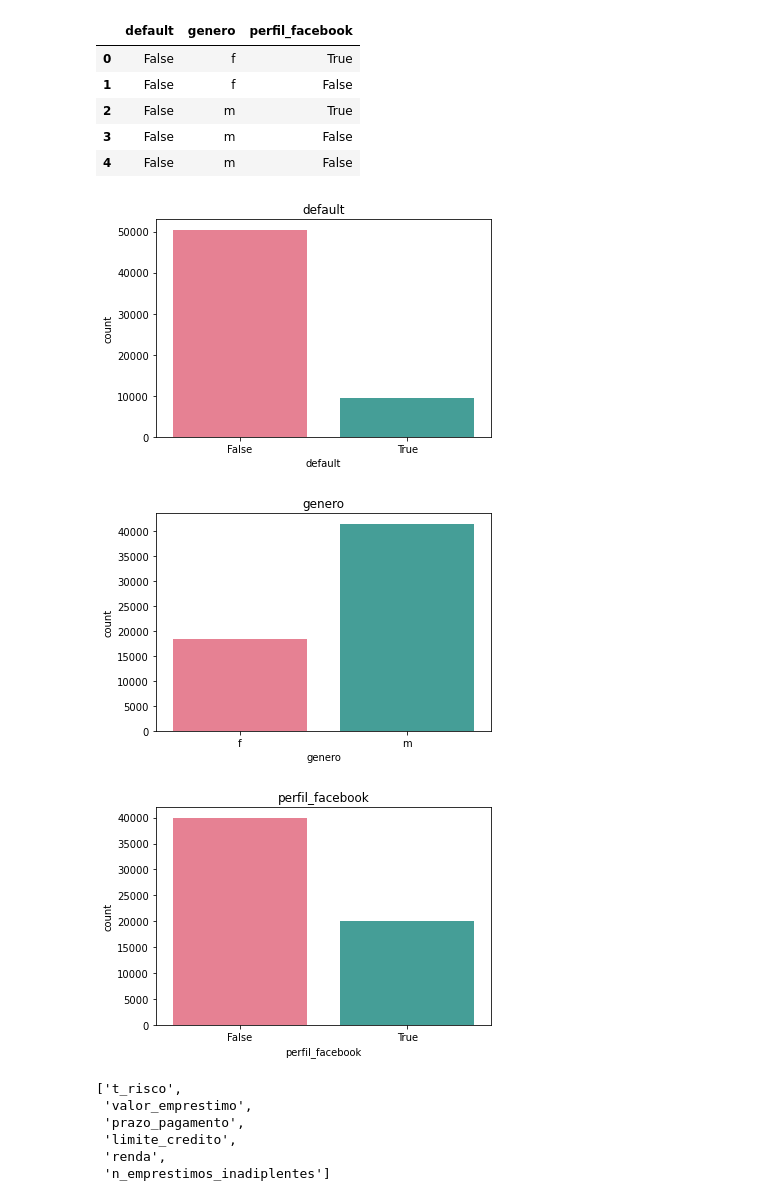
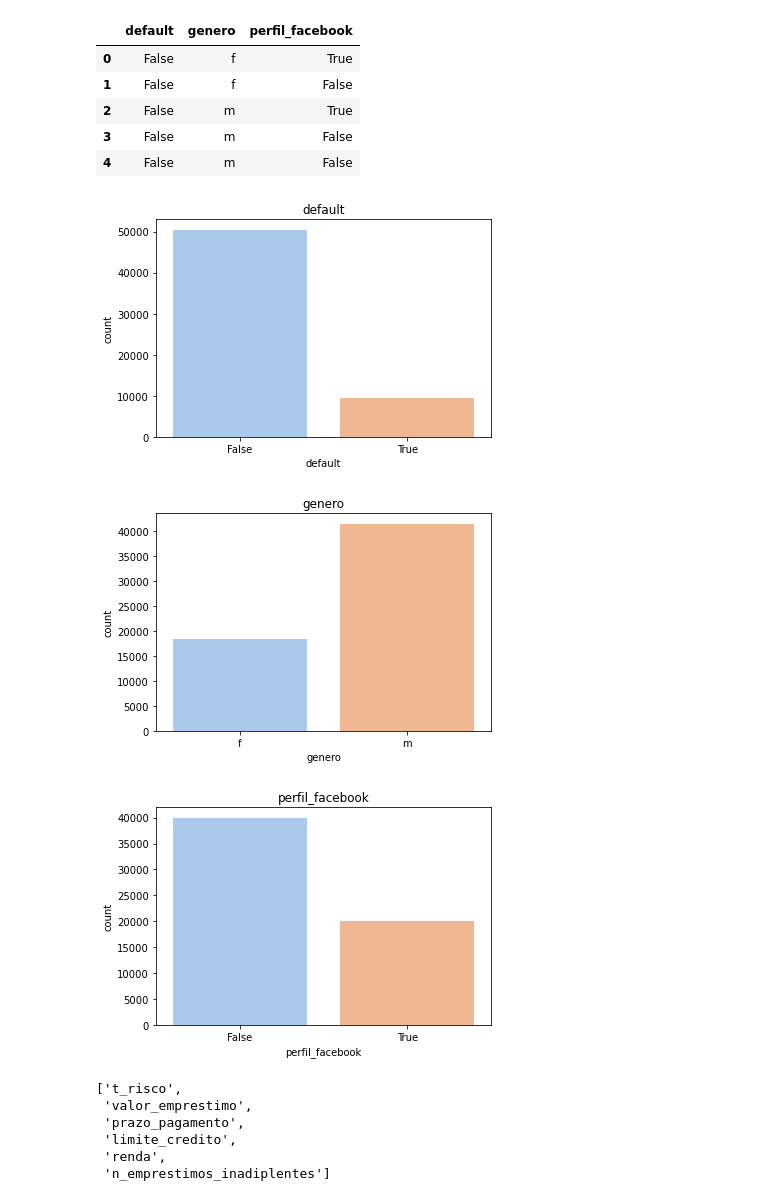
Before and after one commit to ramosrafaela/analise-descritiva-risco_credito, a Jupyter notebook: analise_descritiva_risco_credito.ipynb, the cells around one changed output. Cells and saved outputs as stored; diff of their text form; code cells hidden in the pictures.

```diff
--- a/analise_descritiva_risco_credito.ipynb
+++ b/analise_descritiva_risco_credito.ipynb
@@ -273,20 +289,20 @@ df_qualitativas.head()
 | 4 | False | m | False |
 # %%
 #sns.countplot(df['genero'], palette='magma').set_title('genero')
-sns.countplot(x=df_qualitativas['default'], palette = 'husl').set_title('default')
+sns.countplot(x=df_qualitativas['default'], palette = 'pastel').set_title('default')
 plt.show()
 # %% [output]
-[figure, old version]
+[figure, new version]
 # %%
-sns.countplot(x=df_qualitativas['genero'], palette = 'husl').set_title('genero')
+sns.countplot(x=df_qualitativas['genero'], palette = 'pastel').set_title('genero')
 plt.show()
 # %% [output]
-[figure, old version]
+[figure, new version]
 # %%
-sns.countplot(x=df_qualitativas['perfil_facebook'], palette = 'husl').set_title('perfil_facebook')
+sns.countplot(x=df_qualitativas['perfil_facebook'], palette = 'pastel').set_title('perfil_facebook')
 plt.show()
 # %% [output]
-[figure, old version]
+[figure, new version]
 # %%
 #fazendo o mesmo para variaveis quantitativas:
 
```
Also changed, not shown: parts of 31 cells of this notebook.
